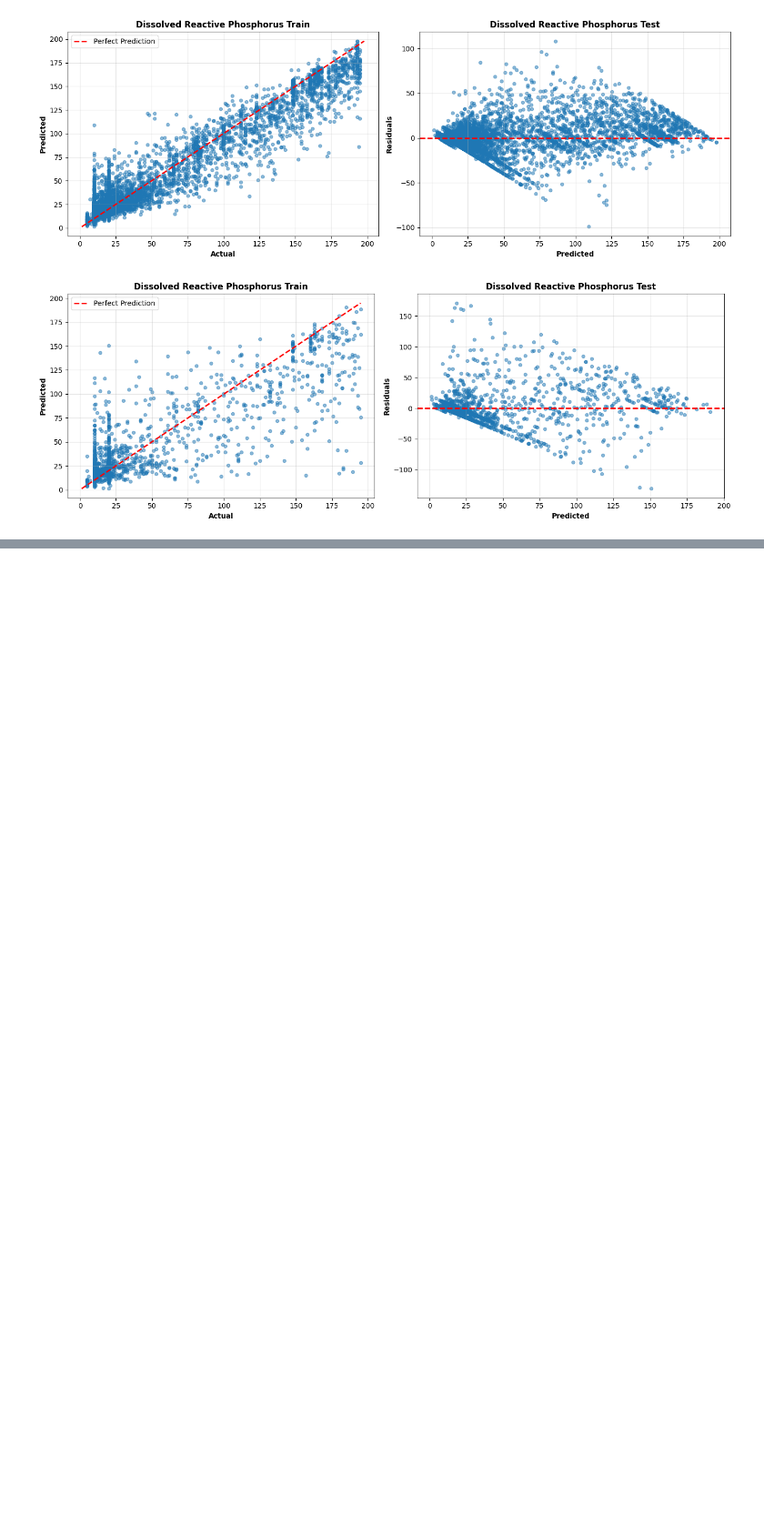
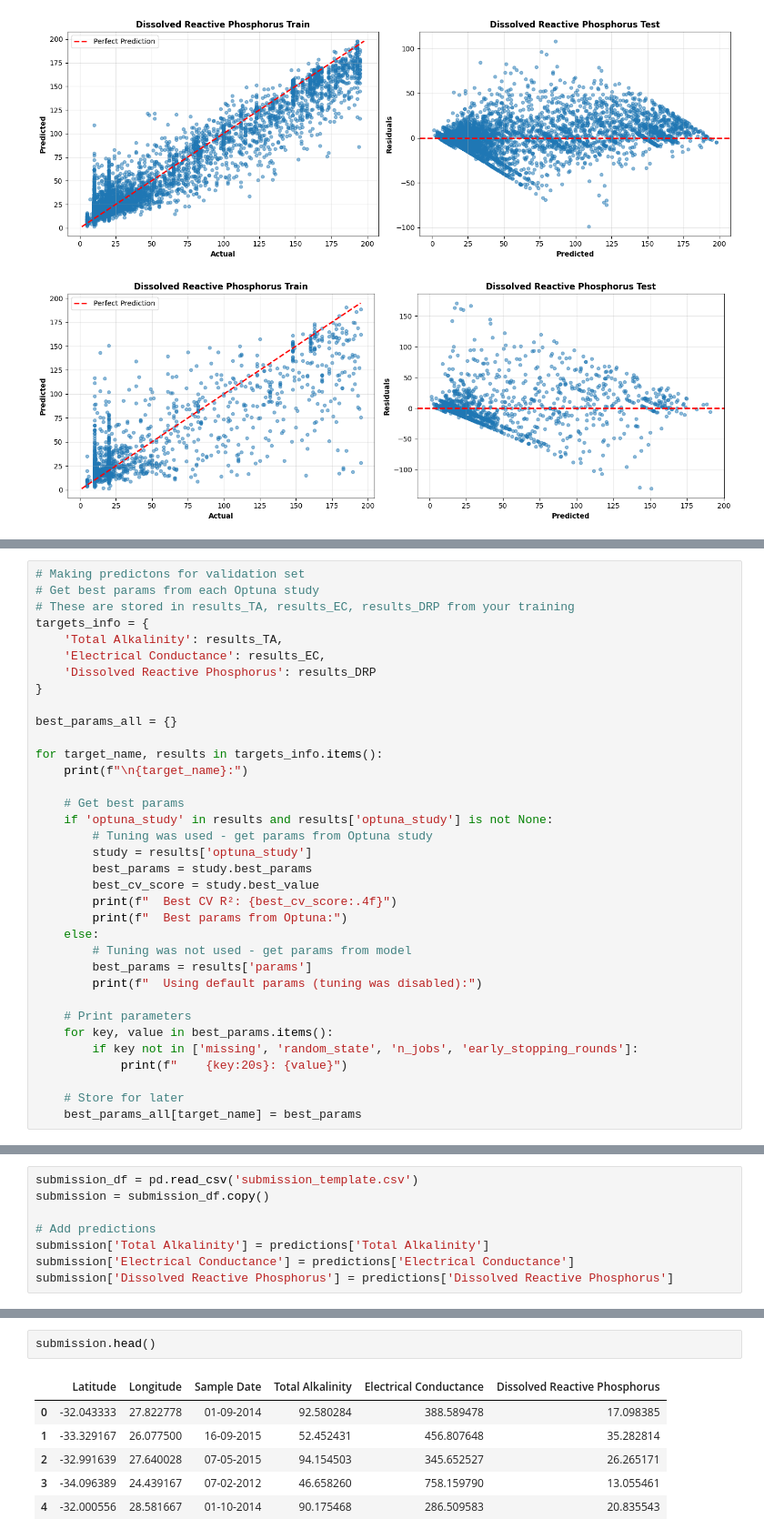
Before and after one commit to TonnieD/EY_AI_-_Data_Challenge, a Jupyter notebook: index.ipynb, the cells around one changed output, grey strips where cells are left out. Shown at 91% size. Drawn from its saved outputs; the diff is of its cells as text; blank space fills up the shorter version.

Commit message:
Full complete pipeline with submission file saving

```diff
--- a/index.ipynb
+++ b/index.ipynb
@@ -869,0 +963,35 @@ Negative Predictions:
+# %%
+# Making predictons for validation set
+# Get best params from each Optuna study
+# These are stored in results_TA, results_EC, results_DRP from your training
+targets_info = {
+    'Total Alkalinity': results_TA,
+    'Electrical Conductance': results_EC,
+    'Dissolved Reactive Phosphorus': results_DRP
+}
+
+best_params_all = {}
+
+for target_name, results in targets_info.items():
+    print(f"\n{target_name}:")
+
+    # Get best params
+    if 'optuna_study' in results and results['optuna_study'] is not None:
+        # Tuning was used - get params from Optuna study
+        study = results['optuna_study']
+        best_params = study.best_params
+        best_cv_score = study.best_value
+        print(f"  Best CV R²: {best_cv_score:.4f}")
+        print(f"  Best params from Optuna:")
+    else:
+        # Tuning was not used - get params from model
+        best_params = results['params']
+        print(f"  Using default params (tuning was disabled):")
+
+    # Print parameters
+    for key, value in best_params.items():
+        if key not in ['missing', 'random_state', 'n_jobs', 'early_stopping_rounds']:
+            print(f"    {key:20s}: {value}")
+
+    # Store for later
+    best_params_all[target_name] = best_params
@@ -869,0 +1073,8 @@ Negative Predictions:
+# %%
+submission_df = pd.read_csv('submission_template.csv')
+submission = submission_df.copy()
+
+# Add predictions
+submission['Total Alkalinity'] = predictions['Total Alkalinity']
+submission['Electrical Conductance'] = predictions['Electrical Conductance']
+submission['Dissolved Reactive Phosphorus'] = predictions['Dissolved Reactive Phosphorus']
@@ -869,0 +1146,9 @@ Negative Predictions:
+# %%
+submission.head()
+# %% [output]
+|  | Latitude | Longitude | Sample Date | Total Alkalinity | Electrical Conductance | Dissolved Reactive Phosphorus |
+| 0 | -32.043333 | 27.822778 | 01-09-2014 | 92.580284 | 388.589478 | 17.098385 |
+| 1 | -33.329167 | 26.077500 | 16-09-2015 | 52.452431 | 456.807648 | 35.282814 |
+| 2 | -32.991639 | 27.640028 | 07-05-2015 | 94.154503 | 345.652527 | 26.265171 |
+| 3 | -34.096389 | 24.439167 | 07-02-2012 | 46.658260 | 758.159790 | 13.055461 |
+| 4 | -32.000556 | 28.581667 | 01-10-2014 | 90.175468 | 286.509583 | 20.835543 |
```
Also changed, not shown: parts of 11 cells of this notebook.
